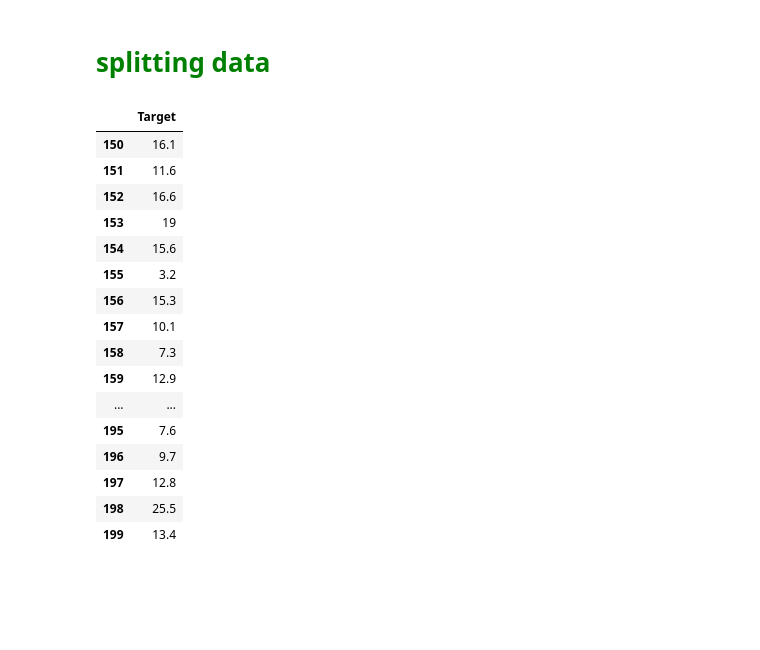
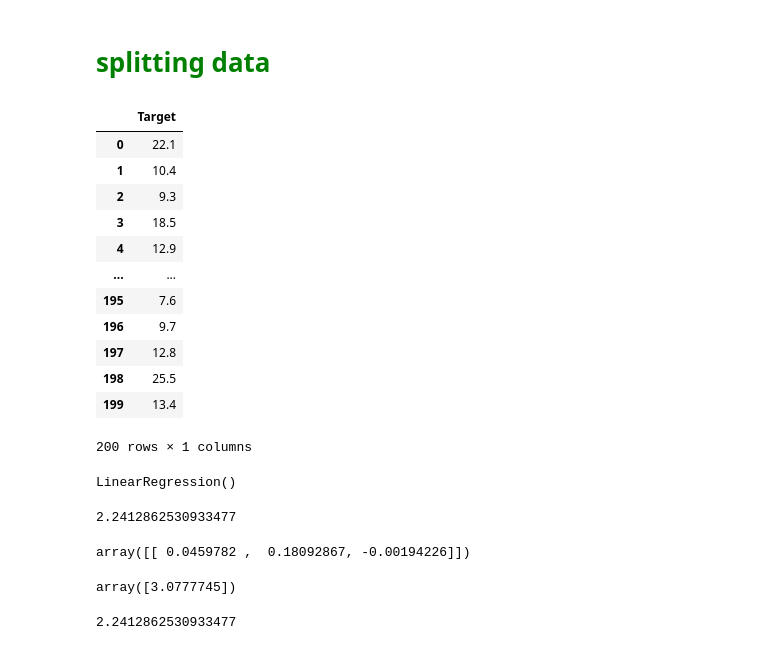
Before and after one commit to kumargautam02/machine_learning, a Jupyter notebook: multi_linear_regression/multi_linear_regression.ipynb, the cells around one changed output. Drawn from its saved outputs; the diff is of its cells as text; code cells hidden in the pictures; blank space fills up the shorter version.

```diff
--- a/multi_linear_regression/multi_linear_regression.ipynb
+++ b/multi_linear_regression/multi_linear_regression.ipynb
@@ -76,20 +94,16 @@ test_output = df.iloc[150:, 3:4]
-# %%
-test_output
-# %% [output]
-|  | Target |
-| 150 | 16.1 |
-| 151 | 11.6 |
-| 152 | 16.6 |
-| 153 | 19 |
-| 154 | 15.6 |
-| 155 | 3.2 |
-| 156 | 15.3 |
-| 157 | 10.1 |
-| 158 | 7.3 |
-| 159 | 12.9 |
-| ... | ... |
-| 195 | 7.6 |
-| 196 | 9.7 |
-| 197 | 12.8 |
-| 198 | 25.5 |
-| 199 | 13.4 |
+# %%
+y
+# %% [output]
+|  | Target |
+| 0 | 22.1 |
+| 1 | 10.4 |
+| 2 | 9.3 |
+| 3 | 18.5 |
+| 4 | 12.9 |
+| ... | ... |
+| 195 | 7.6 |
+| 196 | 9.7 |
+| 197 | 12.8 |
+| 198 | 25.5 |
+| 199 | 13.4 |
+200 rows × 1 columns
@@ -95,0 +117,4 @@ test_output
+# %%
+lr_model.fit(x_train, y_train)
+# %% [output]
+LinearRegression()
@@ -95,0 +123,14 @@ test_output
+# %%
+from sklearn.metrics import mean_squared_error
+cost = mean_squared_error(y_test,predictions)
+print(cost)
+# %% [output]
+2.2412862530933477
+# %%
+lr_model.coef_
+# %% [output]
+array([[ 0.0459782 ,  0.18092867, -0.00194226]])
+# %%
+lr_model.intercept_
+# %% [output]
+array([3.0777745])
@@ -95,0 +139,7 @@ test_output
+# %%
+from sklearn.metrics import mean_squared_error
+
+cost = mean_squared_error(y_test, predicted_value)
+print(cost)
+# %% [output]
+2.2412862530933477
```
Also changed, not shown: parts of 13 cells of this notebook.
